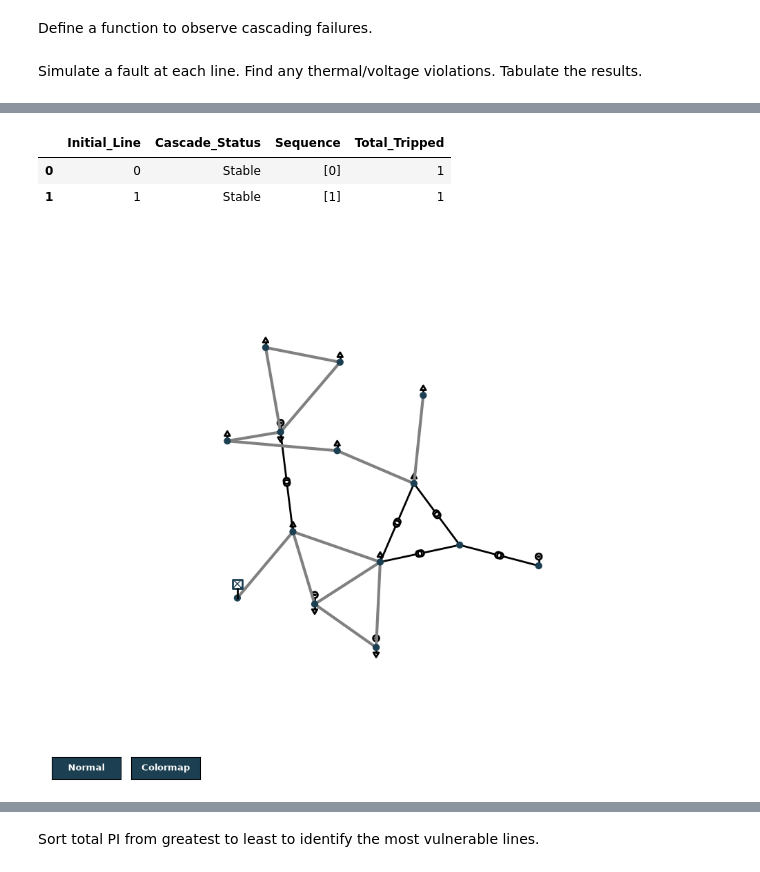
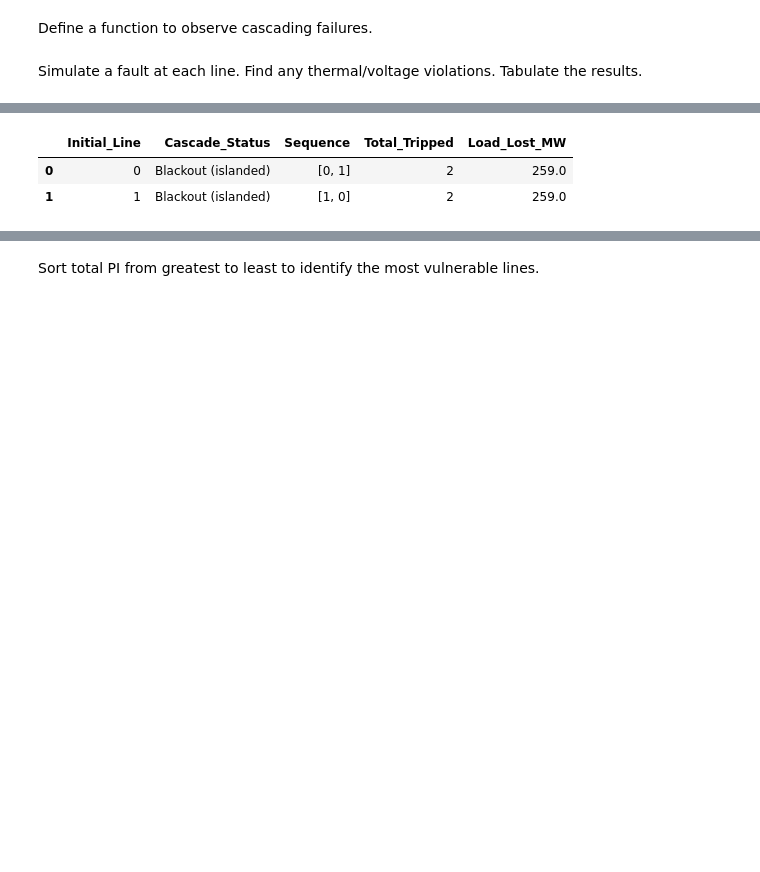
Before and after one commit to er-chang/Grid-Contingency-Analysis, a Jupyter notebook: notebook.ipynb, the cells around one changed output, grey strips where cells are left out. Drawn from its saved outputs; the diff is of its cells as text; code cells hidden in the pictures; blank space fills up the shorter version.

```diff
--- a/notebook.ipynb
+++ b/notebook.ipynb
@@ -131,60 +140,63 @@ def sim_cascade(net, load_max, start_line):
 # %% [markdown]
 Simulate a fault at each line. Find any thermal/voltage violations. Tabulate the results.
 # %%
-# N-1 case
-n1_rows = []
+# define N-1 case
+def n1_case(net, lines):
+    net = copy.deepcopy(net)
+    rows = []
 
-for i in lines:
-    # simulate a fault/outage at a given transmission line
-    net.line.loc[i, 'in_service'] = False
+    for i in lines:
+        # simulate a fault/outage at a given transmission line
+        net.line.loc[i, 'in_service'] = False
 
-# exception handling to manage the result of Newton-Ralphson method
-    try:
-        pp.runpp(net) # recalculate power flow
-        row = check_case(net)
-    except pp.LoadflowNotConverged:
-        row = {"Status": "Non-convergence"}
-    finally:
-        net.line.loc[i, "in_service"] = True # restore the line
-    row["Tripped_Line"] = i
-    n1_rows.append(row)
+    # exception handling to manage the result of Newton-Ralphson method
+        try:
+            pp.runpp(net) # recalculate power flow
+            row = check_case(net)
+        except pp.LoadflowNotConverged:
+            row = {"Status": "Non-convergence"}
+        finally:
+            net.line.loc[i, "in_service"] = True # restore the line
+        row["Tripped_Line"] = i
+        rows.append(row)
+    return pd.DataFrame(rows)
 
-results = pd.DataFrame(n1_rows)
+results = n1_case(net,lines)
 display(results)
 
 # run cascade sim
 cascade_rows = []
 violation_lines = results.loc[results["Status"]=="Violation", "Tripped_Line"].tolist()
 
 for line_index in violation_lines:
     cascade_result = sim_cascade(net, load_max=load_max, start_line=line_index)
     cascade_rows.append(cascade_result)
 
 cascade_df = pd.DataFrame(cascade_rows)
 display(cascade_df)
 
-for n in results.loc[results["Status"]=="Violation", "Tripped_Line"]:
-    net.line.loc[n, "in_service"] = False
-    plot.simple_plot(net, plot_loads=True, plot_gens=True)
-    net.line.loc[n, "in_service"] = True
+# generate network diagram
+# for n in results.loc[results["Status"]=="Violation", "Tripped_Line"]:
+#     net.line.loc[n, "in_service"] = False
+#     plot.simple_plot(net, plot_loads=True, plot_gens=True)
+#     net.line.loc[n, "in_service"] = True
 # %% [output]
 |  | Status | Max_Line_Loading_% | Worst_Line | Lines_Overloaded | Min_Bus_V_pu | Max_Bus_V_pu | Islanded_Buses | ... |
 | 0 | Violation | 111.129095 | 1 | 1 | 0.993484 | 1.054638 | 0 | ... |
 | 1 | Violation | 102.378303 | 0 | 1 | 1.006442 | 1.057768 | 0 | ... |
 | 2 | Pass | 69.730296 | 9 | 0 | 1.011300 | 1.058220 | 0 | ... |
 | 3 | Pass | 69.809807 | 9 | 0 | 1.007096 | 1.056367 | 0 | ... |
 | 4 | Pass | 65.950210 | 9 | 0 | 1.010312 | 1.058911 | 0 | ... |
 | 5 | Pass | 69.089016 | 0 | 0 | 1.020329 | 1.062841 | 0 | ... |
 | 6 | Pass | 82.388286 | 9 | 0 | 1.014003 | 1.057158 | 0 | ... |
 | 7 | Pass | 74.266527 | 9 | 0 | 1.016163 | 1.057558 | 0 | ... |
 | 8 | Pass | 91.964837 | 9 | 0 | 1.017445 | 1.060977 | 0 | ... |
 | 9 | Pass | 71.830796 | 8 | 0 | 0.997979 | 1.057273 | 0 | ... |
 | 10 | Pass | 66.601453 | 0 | 0 | 1.019030 | 1.065403 | 0 | ... |
 | 11 | Pass | 97.222256 | 9 | 0 | 0.996870 | 1.065484 | 0 | ... |
 | 12 | Pass | 70.522693 | 9 | 0 | 1.016943 | 1.063496 | 0 | ... |
 | 13 | Pass | 72.158785 | 9 | 0 | 1.017622 | 1.061385 | 0 | ... |
 | 14 | Pass | 66.792963 | 0 | 0 | 1.016743 | 1.059111 | 0 | ... |
-|  | Initial_Line | Cascade_Status | Sequence | Total_Tripped |
-| 0 | 0 | Stable | [0] | 1 |
-| 1 | 1 | Stable | [1] | 1 |
+|  | Initial_Line | Cascade_Status | Sequence | Total_Tripped | Load_Lost_MW |
+| 0 | 0 | Blackout (islanded) | [0, 1] | 2 | 259.0 |
+| 1 | 1 | Blackout (islanded) | [1, 0] | 2 | 259.0 |
-[figure, removed]
```
Also changed, not shown: parts of 6 cells of this notebook, 1 other file.
